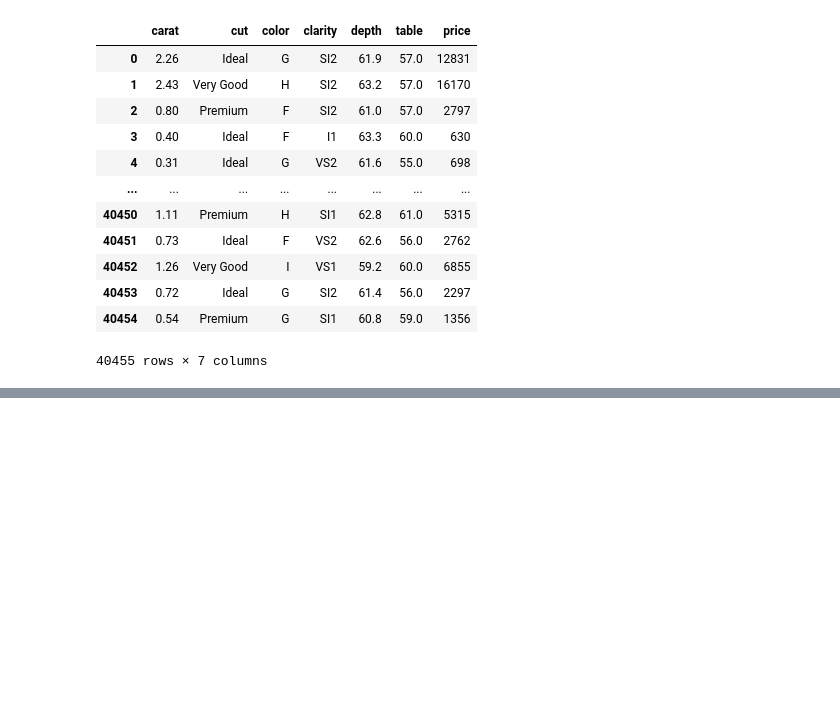
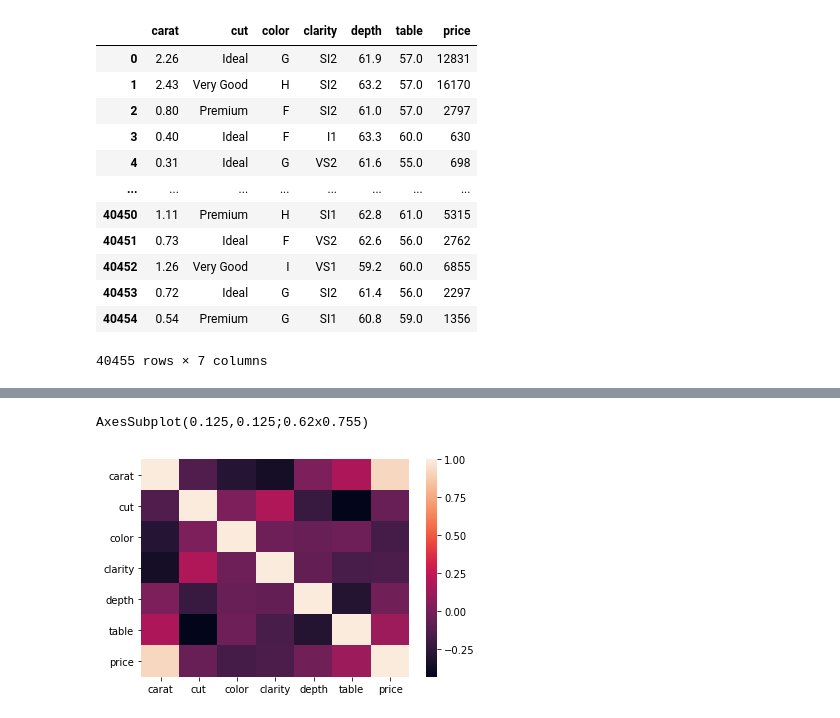
Before and after one commit to alfpml/kaggle-diamonds, a Jupyter notebook: Diamonds_1.ipynb, the cells around one changed output, grey strips where cells are left out. Drawn from its saved outputs; the diff is of its cells as text; code cells hidden in the pictures; blank space fills up the shorter version.

```diff
--- a/Diamonds_1.ipynb
+++ b/Diamonds_1.ipynb
@@ -200,0 +187,11 @@ AxesSubplot(0.125,0.125;0.775x0.755)
+# %%
+#converting categorical columns into numerical after consulting relathionship between these variables and prices
+def color_f(df,n2):
+    dict_color={"D":7/7*n2,"E":6/7*n2,"F":5/7*n2,"G":4/7*n2,"H":3/7*n2,"I":2/7*n2,"J":1/7*n2}
+    return df.replace({"color": dict_color})
+
+##diamonds["color2"]=color_f(diamonds,n1)
+##diamonds["color2"]= diamonds.color2.apply(pd.to_numeric, errors = 'coerce')
+
+diamonds=color_f(diamonds,n2)
+display(diamonds.head())
@@ -200,0 +205,11 @@ AxesSubplot(0.125,0.125;0.775x0.755)
+# %%
+#converting categorical columns into numerical after consulting relathionship between these variables and prices
+def clarity_f(df,n3):
+    dict_clarity={"FL":11/11*n3,"IF":10/11*n3,"VVS1":9/11*n3,"VVS2":8/11*n3,"VS1":7/11*n3,"VS2":6/11*n3,"SI1":5/11*n3,"SI2":4/11*n3,"I1":3/11*n3,"I2":2/11*n3,"I3":1/11*n3}
+    return df.replace({"clarity": dict_clarity})
+
+##diamonds["clarity2"]=clarity_f(diamonds,n3)
+##diamonds["clarity2"]= diamonds.clarity2.apply(pd.to_numeric, errors = 'coerce')
+
+diamonds=clarity_f(diamonds,n3)
+display(diamonds.head())
@@ -200,0 +223,3 @@ AxesSubplot(0.125,0.125;0.775x0.755)
+# %%
+diamonds=pd.DataFrame(diamonds)
+print(diamonds.dtypes)
@@ -200,0 +235,3 @@ AxesSubplot(0.125,0.125;0.775x0.755)
+# %%
+diamonds["clarity"]= diamonds.clarity.apply(pd.to_numeric)
+print(diamonds.dtypes)
@@ -200,0 +256,6 @@ AxesSubplot(0.125,0.125;0.775x0.755)
+# %%
+corr2=diamonds.corr()
+print(sns.heatmap(corr2))
+# %% [output]
+AxesSubplot(0.125,0.125;0.62x0.755)
+[figure, added]
```
Also changed, not shown: parts of 15 cells of this notebook.
